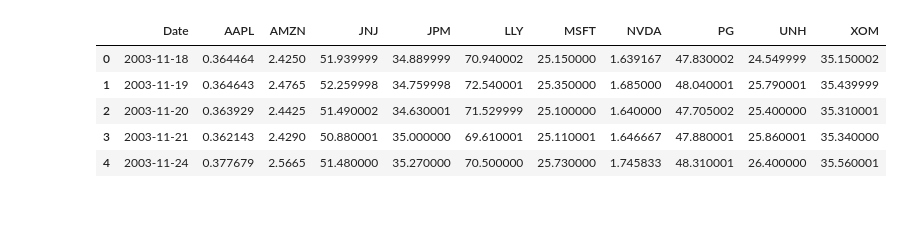
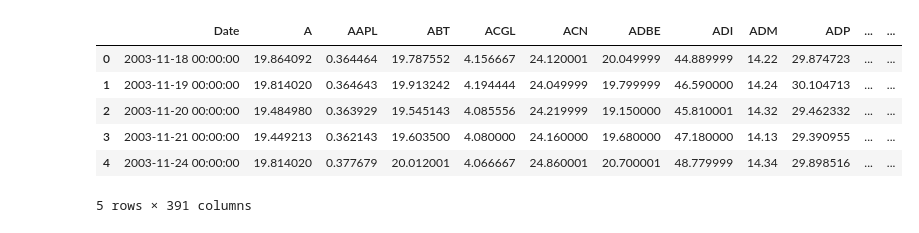
Before and after one commit to Terry-Xu-666/4530_projrct, a Jupyter notebook: OGD.ipynb, the cells around one changed output. Cells and saved outputs as stored; diff of their text form; code cells hidden in the pictures.

```diff
--- a/OGD.ipynb
+++ b/OGD.ipynb
@@ -7,15 +7,17 @@ import matplotlib.pyplot as plt
 import seaborn as sns
 plt.style.use('seaborn')
 # %%
-df_ori = pd.read_csv('./close.csv', sep=',')
+# df_ori = pd.read_csv('./close.csv', sep=',')
+df_ori = pd.read_csv('./close_390.csv', sep=',')
 df_ori.head()
 # %% [output]
-|  | Date | AAPL | AMZN | JNJ | JPM | LLY | MSFT | NVDA | PG | UNH | XOM |
-| 0 | 2003-11-18 | 0.364464 | 2.4250 | 51.939999 | 34.889999 | 70.940002 | 25.150000 | 1.639167 | 47.830002 | 24.549999 | 35.150002 |
-| 1 | 2003-11-19 | 0.364643 | 2.4765 | 52.259998 | 34.759998 | 72.540001 | 25.350000 | 1.685000 | 48.040001 | 25.790001 | 35.439999 |
-| 2 | 2003-11-20 | 0.363929 | 2.4425 | 51.490002 | 34.630001 | 71.529999 | 25.100000 | 1.640000 | 47.705002 | 25.400000 | 35.310001 |
-| 3 | 2003-11-21 | 0.362143 | 2.4290 | 50.880001 | 35.000000 | 69.610001 | 25.110001 | 1.646667 | 47.880001 | 25.860001 | 35.340000 |
-| 4 | 2003-11-24 | 0.377679 | 2.5665 | 51.480000 | 35.270000 | 70.500000 | 25.730000 | 1.745833 | 48.310001 | 26.400000 | 35.560001 |
+|  | Date | A | AAPL | ABT | ACGL | ACN | ADBE | ADI | ADM | ADP | ... | ... |
+| 0 | 2003-11-18 00:00:00 | 19.864092 | 0.364464 | 19.787552 | 4.156667 | 24.120001 | 20.049999 | 44.889999 | 14.22 | 29.874723 | ... | ... |
+| 1 | 2003-11-19 00:00:00 | 19.814020 | 0.364643 | 19.913242 | 4.194444 | 24.049999 | 19.799999 | 46.590000 | 14.24 | 30.104713 | ... | ... |
+| 2 | 2003-11-20 00:00:00 | 19.484980 | 0.363929 | 19.545143 | 4.085556 | 24.219999 | 19.150000 | 45.810001 | 14.32 | 29.462332 | ... | ... |
+| 3 | 2003-11-21 00:00:00 | 19.449213 | 0.362143 | 19.603500 | 4.080000 | 24.160000 | 19.680000 | 47.180000 | 14.13 | 29.390955 | ... | ... |
+| 4 | 2003-11-24 00:00:00 | 19.814020 | 0.377679 | 20.012001 | 4.066667 | 24.860001 | 20.700001 | 48.779999 | 14.34 | 29.898516 | ... | ... |
+5 rows × 391 columns
 # %%
 df_ori.set_index('Date', inplace=True)
 df_ori.index = pd.DatetimeIndex(df_ori.index)
```
Also changed, not shown: parts of 10 cells of this notebook.
